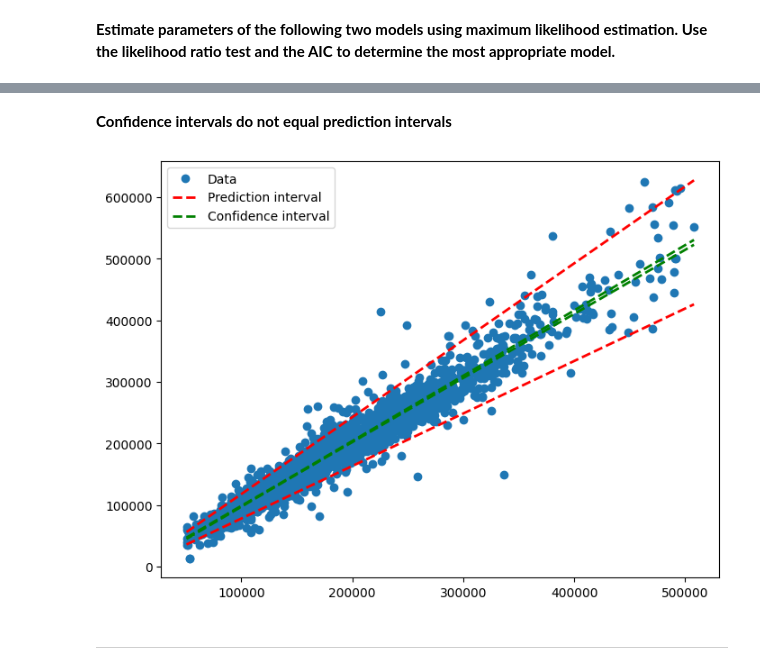
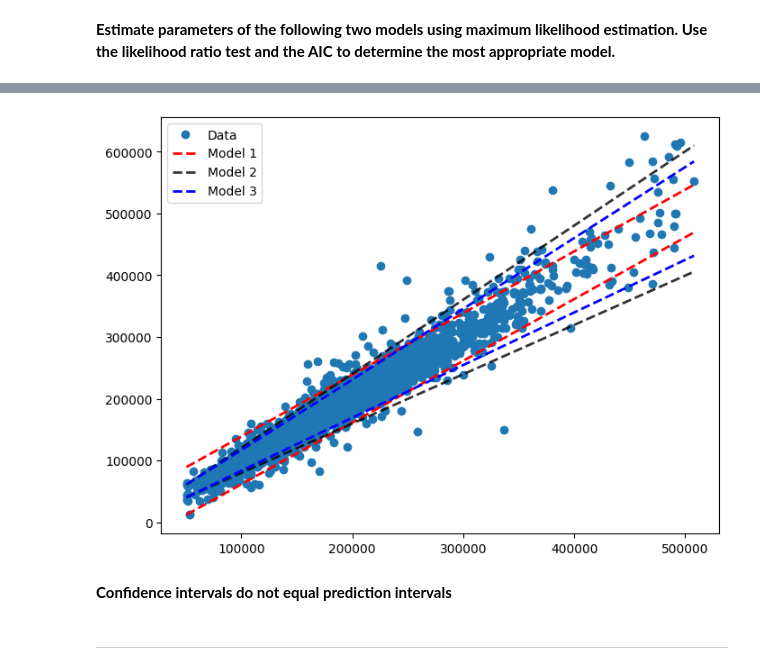
Before and after one commit to SHeidema/AMES-TRIDSA, a Jupyter notebook: Ames_Residual_Analysis_Walkthrough.ipynb, the cells around one changed output, grey strips where cells are left out. Cells and saved outputs as stored; diff of their text form; code cells hidden in the pictures.

Commit message:
ADD: Analysis of three variance models

```diff
--- a/Ames_Residual_Analysis_Walkthrough.ipynb
+++ b/Ames_Residual_Analysis_Walkthrough.ipynb
@@ -164,0 +146,20 @@ Determine best model by comparing the AIC and applying the Likelihood Ratio Test
+# %%
+def neg_loglike_model3(theta):
+    mu = df['SalePricePrediction']
+    sd = theta[0] + theta[1]*(df['SalePricePrediction'])
+    return -1*stats.norm(mu, sd).logpdf(df['SalePrice']).sum()
+
+theta_start = np.array([1,1])
+res = scipy.optimize.minimize(neg_loglike_model3, theta_start, method = 'Nelder-Mead',
+           options={'disp': True})
+
+tau_mle3 = float(res['x'][0])
+sigma_mle3 = float(res['x'][1])
+
+loglik3 = - res.fun
+aic3 = 2*len(theta_start) - 2* loglik3
+
+print(f"The numerical MLE for tau: {tau_mle3}")
+print(f"The numerical MLE for sigma: {sigma_mle3}")
+print(f"The loglikelihood: {loglik3}")
+print(f"The AIC: {aic3}")
@@ -248,27 +195,37 @@ fig.show()
+# %%
+xx = np.arange(round(np.min(df['SalePricePrediction'])),round(np.max(df['SalePricePrediction'])))
+
+# Prediction intervals for model 1
+upper_1 = stats.norm.ppf(0.975, loc=xx, scale=sigma_mle1)
+lower_1 = stats.norm.ppf(0.025, loc=xx, scale=sigma_mle1)
+
+# Prediction intervals for model 2
+upper_2 = stats.norm.ppf(0.975, loc=xx, scale=sigma_mle2*xx)
+lower_2 = stats.norm.ppf(0.025, loc=xx, scale=sigma_mle2*xx)
+
+# Prediction intervals for model 3
+upper_3 = stats.norm.ppf(0.975, loc=xx, scale=np.sqrt(tau_mle3**2 + (sigma_mle3*xx)**2))
+lower_3 = stats.norm.ppf(0.025, loc=xx, scale=np.sqrt(tau_mle3**2 + (sigma_mle3*xx)**2))
+
+
+fig, ax = plt.subplots(figsize=(8, 6))
+ax.plot(df['SalePricePrediction'], df['SalePrice'], "o", label="Data")
+# Model 1
+ax.plot(xx, upper_1, "r--", label="Model 1", linewidth= 2)
+ax.plot(xx, lower_1, "r--",  linewidth= 2)
+
+
+# Model 2
+ax.plot(xx, upper_2, "k--", label="Model 2", linewidth= 2, alpha=.8)
+ax.plot(xx, lower_2, "k--",  linewidth= 2, alpha=.8)
+
+# Model 3
+ax.plot(xx, upper_3, "b--", label="Model 3", linewidth= 2)
+ax.plot(xx, lower_3, "b--",  linewidth= 2)
+
+ax.legend(loc="best")
+fig.show()
+# %% [output]
+[figure, added]
 # %% [markdown]
 **Confidence intervals do not equal prediction intervals**
-# %%
-x = df['SalePricePrediction']
-y = df['SalePrice']
-
-pred_3 = res3.get_prediction()
-iv_l_3 = pred_3.summary_frame()["obs_ci_lower"]
-iv_u_3 = pred_3.summary_frame()["obs_ci_upper"]
-
-civ_l_3 = pred_3.summary_frame()["mean_ci_lower"]
-civ_u_3 = pred_3.summary_frame()["mean_ci_upper"]
-
-fig, ax = plt.subplots(figsize=(8, 6))
-ax.plot(x, y, "o", label="Data")
-
-# Prediction intervals
-ax.plot(np.sort(x), np.sort(iv_u_3), "r--", label="Prediction interval", linewidth= 2)
-ax.plot(np.sort(x), np.sort(iv_l_3), "r--",  linewidth= 2)
-
-# Confidence intervals
-ax.plot(np.sort(x), np.sort(civ_u_3), "g--", label="Confidence interval", linewidth= 2)
-ax.plot(np.sort(x), np.sort(civ_l_3), "g--",  linewidth= 2)
-ax.legend(loc="best")
-fig.show()
-# %% [output]
-[figure, removed]
```
Also changed, not shown: parts of 20 cells of this notebook.
